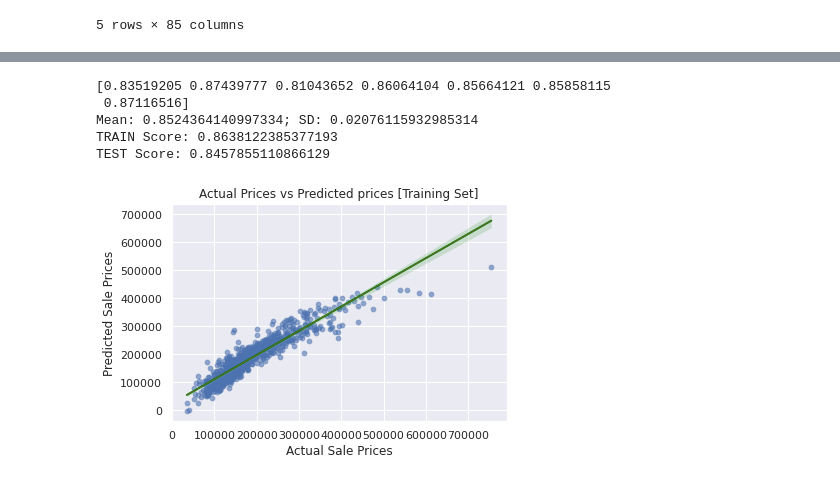
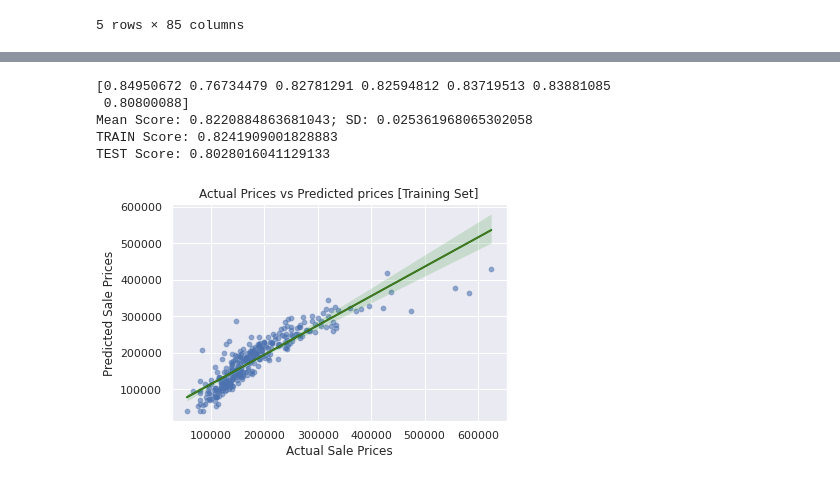
Before and after one commit to DrakeData/House_Price_EDA, a Jupyter notebook: MSDS422_Assignment_2_Colab.ipynb, the cells around one changed output, grey strips where cells are left out. Cells and saved outputs as stored; diff of their text form; code cells hidden in the pictures.

```diff
--- a/MSDS422_Assignment_2_Colab.ipynb
+++ b/MSDS422_Assignment_2_Colab.ipynb
@@ -219,7 +221,8 @@ df_train.head()
 | 4 | 5 | 60 | RL | 84.0 | 14260 | Pave | None | IR1 | Lvl | ... |
 5 rows × 85 columns
 # %%
-df_train_final = df_train[train_columns_full_ls]
-df_test_final = df_test[test_columns_full_ls]
-df_train_final
+df_train_final = df_train
+df_test_final = df_test
+
+df_train_final.head()
 # %% [output]
@@ -330,41 +358,42 @@ plt.show()
 # %%
-# Run a Linear Regression looking at multiple feature
-lin_reg = LinearRegression()
-lin_reg.fit(x_train, y_train)
-pred2 = lin_reg.predict(x_train)
-
+# Simple Linear Regression
+linreg2 = LinearRegression()
 kf = KFold(n_splits=7, shuffle=True)
 
-scores = cross_val_score(lin_reg, x_train, y_train, cv=kf)
+# Standardize the numeric columns
+ss = StandardScaler()
+
+ss_train2 = ss.fit_transform(x2_train)
+ss_test2 = ss.transform(x2_test)
+
+scores = cross_val_score(linreg2, ss_train2, y2_train, cv=kf)
 print(scores)
-print(f'Mean: {scores.mean()}; SD: {scores.std()}')
+print(f'Mean Score: {scores.mean()}; SD: {scores.std()}')
 
 
-lin_reg.fit(x_train, y_train)
-print(f'TRAIN Score: {lin_reg.score(x_train, y_train)}')
+linreg2.fit(ss_train2, y2_train)
+print(f'TRAIN Score: {linreg2.score(ss_train2, y2_train)}')
+print(f'TEST Score: {linreg2.score(ss_test2, y2_test)}')
 
-print(f'TEST Score: {lin_reg.score(x_test, y_test)}')
-
-
-# calculating the intercept and slope for the regression line
-b, m = np.polynomial.polynomial.polyfit(y_train, pred2, 1)
+pred2 = linreg2.predict(ss_test2)
+b, m = np.polynomial.polynomial.polyfit(y2_test, pred2, 1)
 # %% [output]
-[0.83519205 0.87439777 0.81043652 0.86064104 0.85664121 0.85858115
- 0.87116516]
-Mean: 0.8524364140997334; SD: 0.02076115932985314
-TRAIN Score: 0.8638122385377193
-TEST Score: 0.8457855110866129
+[0.84950672 0.76734479 0.82781291 0.82594812 0.83719513 0.83881085
+ 0.80800088]
+Mean Score: 0.8220884863681043; SD: 0.025361968065302058
+TRAIN Score: 0.8241909001828883
+TEST Score: 0.8028016041129133
 # %%
-sns.scatterplot(x=y_train, y=pred2, alpha=0.4)
-sns.regplot(x=y_train, y=pred2, truncate=True, scatter_kws={'s': 20, 'alpha':0.3},
+sns.scatterplot(x=y2_test, y=pred2, alpha=0.4)
+sns.regplot(x=y2_test, y=pred2, truncate=True, scatter_kws={'s': 20, 'alpha':0.3},
             line_kws={'color':'green', 'linewidth': 2})
-sns.lineplot(x=np.unique(y_train), y=np.unique(np.poly1d(b + m * np.unique(y_train))), linewidth=0.5, color='r')
+sns.lineplot(x=np.unique(y2_test), y=np.unique(np.poly1d(b + m * np.unique(y2_test))), linewidth=0.5, color='r')
 
 plt.xlabel("Actual Sale Prices")
 plt.ylabel("Predicted Sale Prices")
 plt.title("Actual Prices vs Predicted prices [Training Set]")
 
 plt.show()
 # %% [output]
-[figure, old version]
+[figure, new version]
 # %%
```
Also changed, not shown: parts of 23 cells of this notebook.
